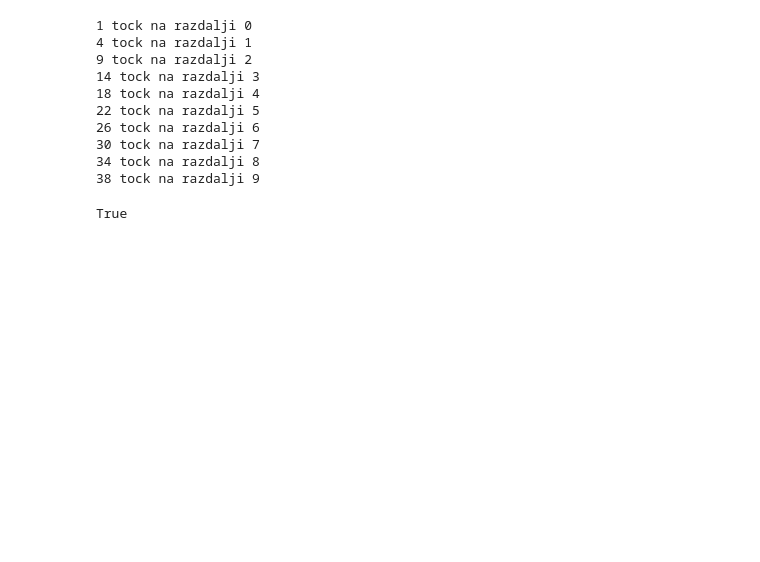
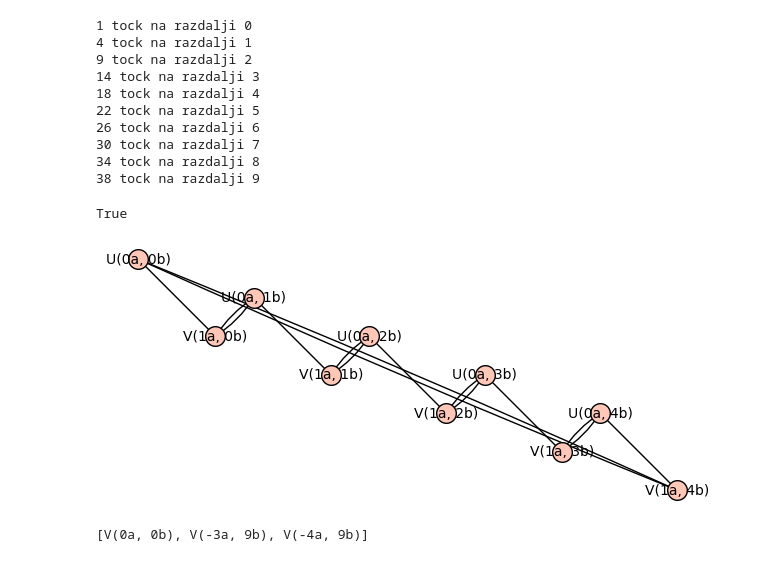
Before and after one commit to TomasRode/Nanotori, a Jupyter notebook: Nanotori.ipynb, the cells around one changed output. Drawn from its saved outputs; the diff is of its cells as text; code cells hidden in the pictures; blank space fills up the shorter version.

```diff
--- a/Nanotori.ipynb
+++ b/Nanotori.ipynb
@@ -403,2 +406,10 @@ nanotorus(2,0,-5,10).is_isomorphic(nanotorus(2,0,7,10))
 # %% [output]
 True
+# %%
+nanotorus(1,0,0,5).plot()
+# %% [output]
+[figure, added]
+# %%
+G[U(0,0)]
+# %% [output]
+[V(0a, 0b), V(-3a, 9b), V(-4a, 9b)]
```
Also changed, not shown: parts of 4 cells of this notebook.
